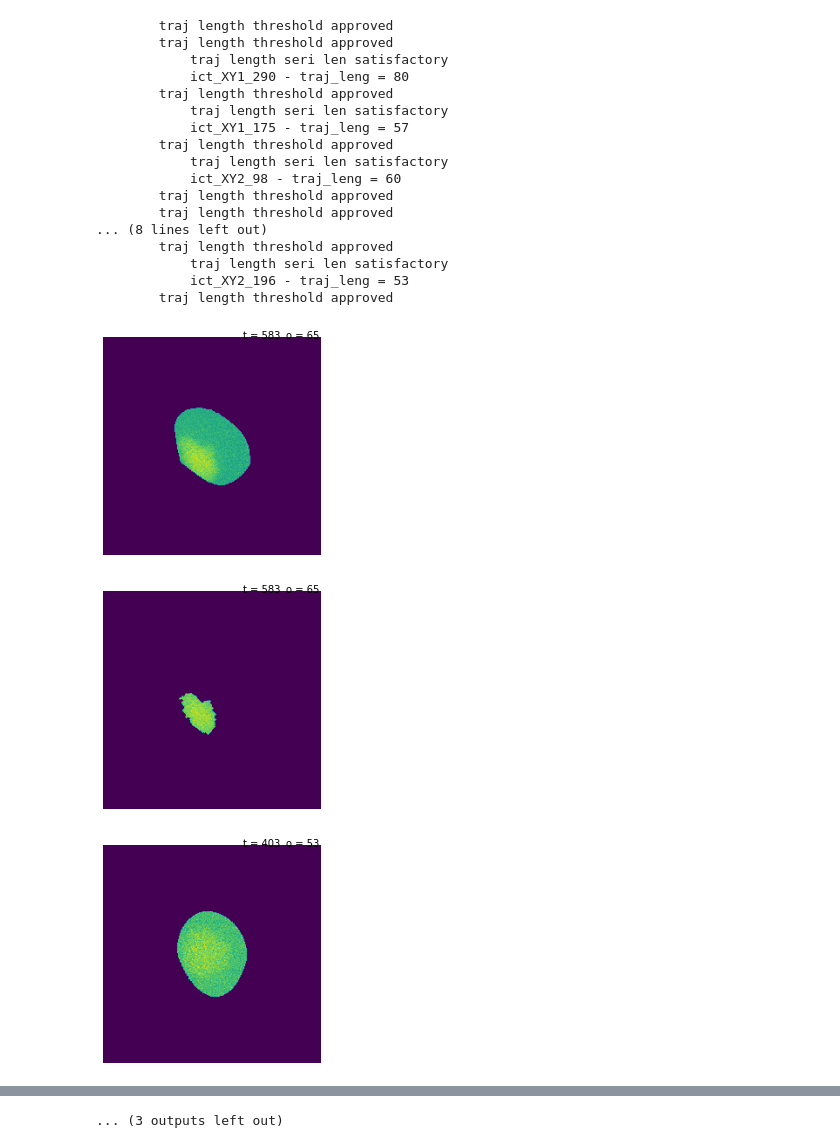
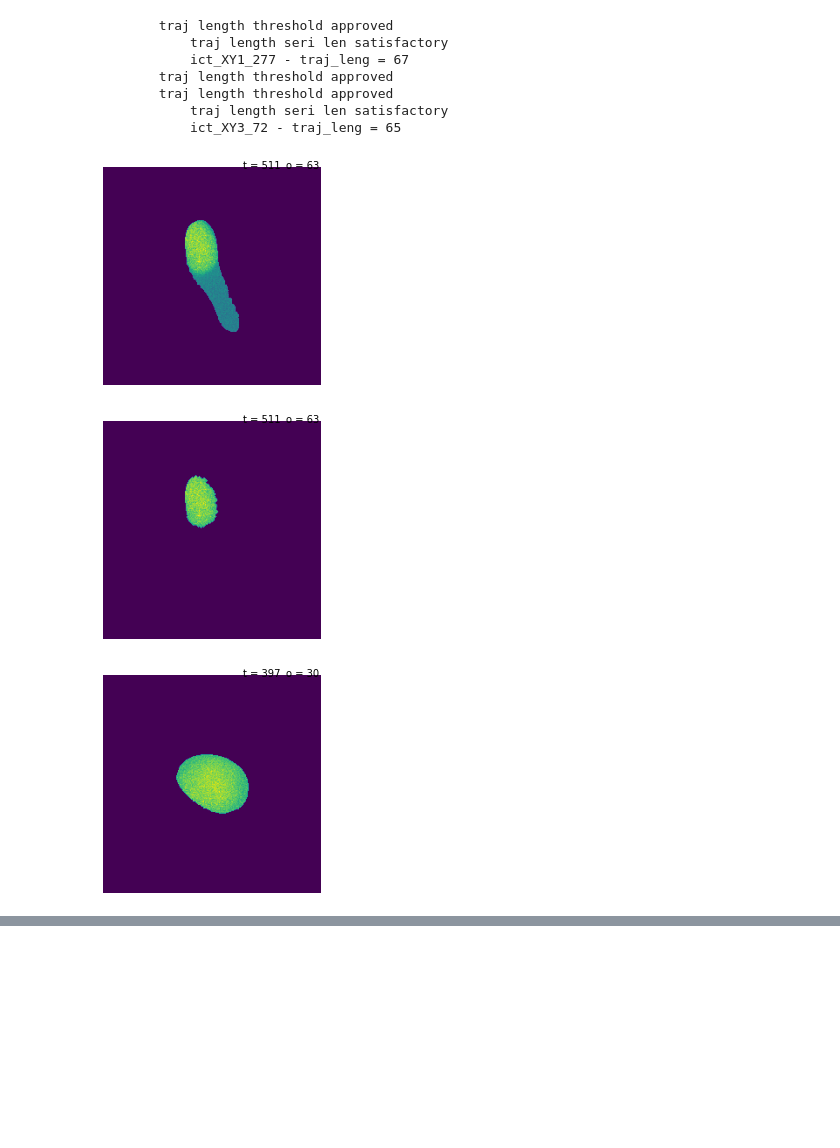
Before and after one commit to xing-lab-pitt/xing-vimentin-dic-pipeline, a Jupyter notebook: thomas_scripts/4-pcna_trajectory/extract_trajectory/3-extract_sct-pcna_intact.ipynb, the cells around one changed output, grey strips where cells are left out. Cells and saved outputs as stored; diff of their text form; code cells hidden in the pictures; blank space fills up the shorter version.

Commit message:
daily backup with multi-dataset pca

```diff
--- a/thomas_scripts/4-pcna_trajectory/extract_trajectory/3-extract_sct-pcna_intact.ipynb
+++ b/thomas_scripts/4-pcna_trajectory/extract_trajectory/3-extract_sct-pcna_intact.ipynb
@@ -141,9 +141,14 @@ def generate_fluor_intact_traj(df,cells,am_record,traj_df,traj,fluor_name,featur
                traj_pcna_feature_values,traj_pcna_pca_cord
 # %%
 # lock & load
+posi_end=3
+time_span=865
+traj_len_thres=288
+dataset_date='01-18-22'
+
 main_path='/home/thomas/research/projects/a549_40x/data/'
-ori_path=main_path+'ori/pcna/01-13-22_72hr_no-treat/'
-output_path=main_path+'out/pcna/01-13-22_72hr_no-treat/'
+ori_path=main_path+'ori/pcna/'+dataset_date+'_72hr_no-treat/'
+output_path=main_path+'out/pcna/'+dataset_date+'_72hr_no-treat/'
 sct_path=output_path+'traj/ict-02/'
 cell_ani_path=output_path+'traj/intact-cell_ani/'
 cell_nuc_ani_path=output_path+'traj/intact-nuc_ani/'
@@ -154,12 +159,6 @@ if not os.path.exists(cell_ani_path):
 if not os.path.exists(cell_nuc_ani_path):
     os.makedirs(cell_nuc_ani_path)
 
-
-
-# parameters
-time_span=865
-traj_len_thres=288
-
 feature_list=['mean_intensity','std_intensity','intensity_range','haralick','norm_haralick']
 fluor_feature_name=['vimentin_haralick','pcna_haralick']
 # %%
@@ -181,7 +180,7 @@ for traj_idx in range(len(traj_df)):
     cells_path=dir_path+'cells/'
     seg_path=output_path+posi_label+'/seg/'
 
-    fluor_img_list=sorted(glob.glob(ori_path+posi_label+'_C2/*C2*'))
+    fluor_img_list=sorted(glob.glob(ori_path+posi_label+'/*C2*'))
     seg_list=sorted(glob.glob(seg_path+'*'))
     df=pd.read_csv(dir_path+'Per_Object_relink.csv')
     am_record=pd.read_csv(dir_path+'am_record.csv')
@@ -222,7 +221,7 @@ for traj_idx in range(len(traj_df)):
             traj_sct.set_traj_fluor_pca_cord(fluor_feature_name[1],traj_pcna_pca_cord)
 
             print('            ict_'+posi_label+'_'+traj_name+' - traj_leng = '+str(len(traj_seri)))
-            with open(sct_path+'ict_'+posi_label+'_'+traj_name+'-011322', 'wb') as fp:
+            with open(sct_path+'ict_'+posi_label+'_'+traj_name+'-'+dataset_date, 'wb') as fp:
                 pickle.dump(traj_sct, fp)
 
             board_size=250
@@ -249,7 +248,7 @@ for traj_idx in range(len(traj_df)):
 
             ani = animation.ArtistAnimation(fig, ims)
             video_writer = animation.FFMpegWriter(fps=3, metadata=dict(artist='Thomas'), bitrate=-1)
-            ani.save(cell_ani_path+'sub_pcna_'+posi_label+'_'+traj_name+'.mp4',video_writer)
+            ani.save(cell_ani_path+'sub_pcna_'+posi_label+'_'+traj_name+'-'+dataset_date+'.mp4',video_writer)
 
             fig=plt.figure()
             ax = fig.add_subplot(111)
@@ -269,48 +268,38 @@ for traj_idx in range(len(traj_df)):
                     candi_box=candi_r.bbox
 
                     cell_mask = (seg == obj_num)
                     region_cell_mask = cell_mask[candi_box[0]:candi_box[2], candi_box[1]:candi_box[3]]
                     crop_img = img[candi_box[0]:candi_box[2], candi_box[1]:candi_box[3]]
                     cell_img = (img*cell_mask)[candi_box[0]:candi_box[2],candi_box[1]:candi_box[3]]
 
                     nuc_mask=cell_img>otsu(cell_img,selem=disk(max(cell_img.shape)/2), mask=cell_img>0)
                     nuc_mask=remove_small_objects(opening(nuc_mask),100)
                     nuc_mask=closing(nuc_mask)
                     nuc_mask=remove_small_holes(nuc_mask,100)
 
                     nuc_img=cell_img*nuc_mask
 
                     x_c,y_c=nuc_img.shape[0]//2,nuc_img.shape[1]//2
                     x_l,y_l=board_size//2-x_c,board_size//2-y_c
                     cell_on_board=np.zeros((board_size,board_size))
                     cell_on_board[x_l:x_l+nuc_img.shape[0],y_l:y_l+nuc_img.shape[1]]=nuc_img
                     plt.axis('off')
                     im=plt.imshow(cell_on_board,animated=True)
                     t = ax.annotate('t = ' + str(img_num),(160,1))
                     o = ax.annotate('o = ' + str(obj_num),(210,1))
                     ims.append([im,t,o])
 
             ani = animation.ArtistAnimation(fig, ims)
             video_writer = animation.FFMpegWriter(fps=3, metadata=dict(artist='Thomas'), bitrate=-1)
-            ani.save(cell_nuc_ani_path+'sub_pcna_'+posi_label+'_'+traj_name+'.mp4',video_writer)
+            ani.save(cell_nuc_ani_path+'sub_pcna_'+posi_label+'_'+traj_name+'-'+dataset_date+'.mp4',video_writer)
 # %% [output]
+        traj length threshold approved
+            traj length seri len satisfactory
+            ict_XY1_277 - traj_leng = 67
         traj length threshold approved
         traj length threshold approved
             traj length seri len satisfactory
-            ict_XY1_290 - traj_leng = 80
-        traj length threshold approved
-            traj length seri len satisfactory
-            ict_XY1_175 - traj_leng = 57
-        traj length threshold approved
-            traj length seri len satisfactory
-            ict_XY2_98 - traj_leng = 60
-        traj length threshold approved
-        traj length threshold approved
-... (8 lines left out)
-        traj length threshold approved
-            traj length seri len satisfactory
-            ict_XY2_196 - traj_leng = 53
-        traj length threshold approved
+            ict_XY3_72 - traj_leng = 65
-[figure, old version]
+[figure, new version]
-[figure, old version]
+[figure, new version]
-[figure, old version]
+[figure, new version]
@@ -325 +306,0 @@ for traj_idx in range(len(traj_df)):
-... (3 outputs left out)
```
Also changed, not shown: parts of 1 cell of this notebook, 17 other files.
